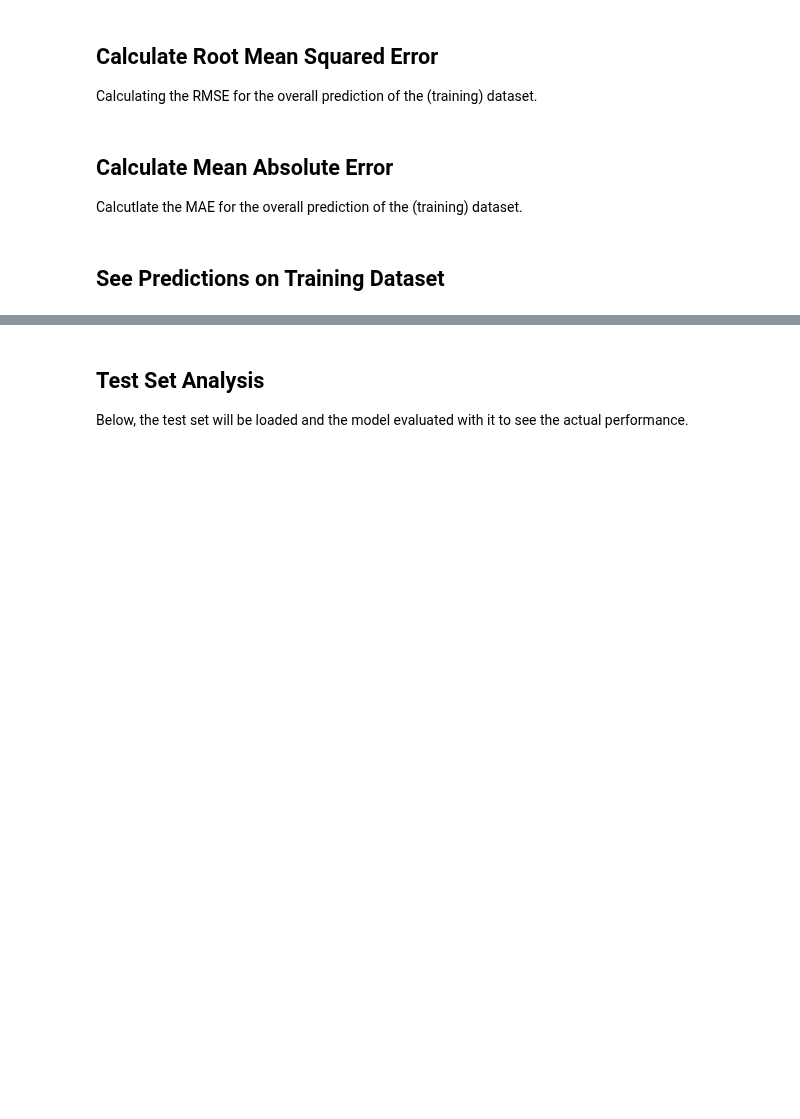
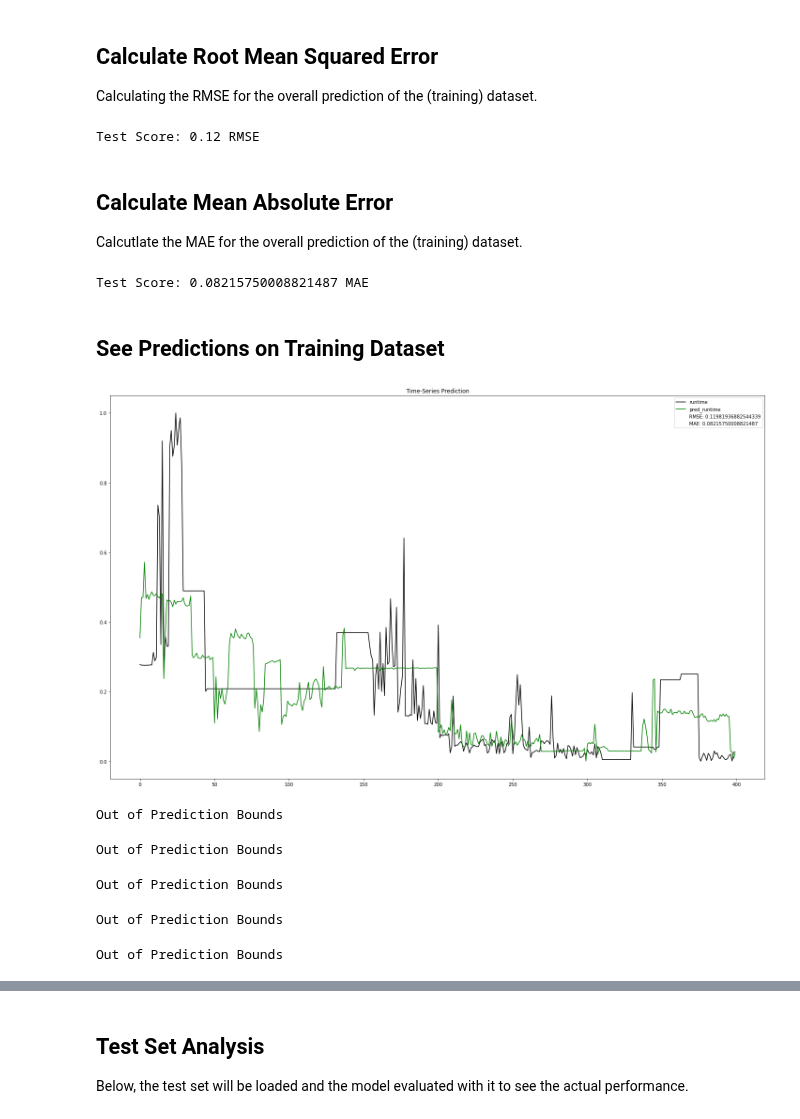
Before and after one commit to MyGodItsFull0fStars/alibaba_clusterdata, a Jupyter notebook: cluster-trace-gpu-v2020/prediction/lstm_general_prediction.ipynb, the cells around one changed output, grey strips where cells are left out. Cells and saved outputs as stored; diff of their text form; code cells hidden in the pictures; blank space fills up the shorter version.

Commit message:
Updated prediction notebook

```diff
--- a/cluster-trace-gpu-v2020/prediction/lstm_general_prediction.ipynb
+++ b/cluster-trace-gpu-v2020/prediction/lstm_general_prediction.ipynb
@@ -41,7 +44,7 @@ def get_mae(actual_values, predicted_values) -> float:
 batch_size: int = 200
 dataset = GPUDataset(small_df=True, batch_size=batch_size)
 # %%
-num_epochs: int = 3
+num_epochs: int = 50
 learning_rate: float = 0.001
 
 # number of features
@@ -112,9 +110,9 @@ class RMSELoss(nn.Module):
 # %%
 # mean squared error for regression
-# criterion = nn.MSELoss(size_average=5)
-# criterion = criterion.to(get_device())
-criterion = RMSELoss()
-criterion = criterion.to(device)
+criterion = nn.MSELoss(size_average=20)
+criterion = criterion.to(get_device())
+# criterion = RMSELoss()
+# criterion = criterion.to(device)
 # optimizer function
 optimizer = torch.optim.AdamW(lstm.parameters(), lr=learning_rate)
 # %%
@@ -192,6 +191,4 @@ current_time
 # %%
-lstm.eval()
-
 X_df = dataset.X
 X_df = X_df.to(device)
 # forward pass
@@ -200,13 +197,12 @@ if get_device_as_string() == 'cuda':
     prediction = prediction.cpu().data.numpy()
 else:
     prediction = prediction.data.numpy()
-prediction = dataset.standard_scaler.fit_transform(prediction)
 
 actual_data = dataset.y.data.numpy()
 actual_data = dataset.minmax_scaler.fit_transform(actual_data)
 
 # reverse transformation
-prediction = dataset.standard_scaler.inverse_transform(prediction)
+prediction = dataset.minmax_scaler.inverse_transform(prediction)
 actual_data = dataset.minmax_scaler.inverse_transform(actual_data)
 
 label_columns = dataset.get_default_label_columns()
@@ -222,6 +218,8 @@ rmse_key: str = 'Root Mean Squared Error (Overall - Training)'
 rmse_result = get_rmse(actual_data_df[:], prediction_df[:])
 print(f'Test Score: {rmse_result:.2f} RMSE')
 wandb.summary[rmse_key] = rmse_result
+# %% [output]
+Test Score: 0.12 RMSE
 # %% [markdown]
 ## Calculate Mean Absolute Error
 
@@ -231,6 +229,8 @@ mae_key: str = 'Mean Absolute Error (Overall - Training)'
 mae_result = mean_absolute_error(actual_data_df[:], prediction_df[:])
 print(f'Test Score: {mae_result} MAE')
 wandb.summary[mae_key] = mae_result
+# %% [output]
+Test Score: 0.08215750008821487 MAE
 # %%
 def plot_column(actual_values=actual_data_df, predicted_values=prediction_df, column_number: int = 0, rmse_threshold: float = 0.30, is_training: bool = True):
 
@@ -265,16 +265,28 @@ def plot_column(actual_values=actual_data_df, predicted_values=prediction_df, co
 # %% [markdown]
 ## See Predictions on Training Dataset
 # %%
-plot_column(column_number=0)
+plot_column(actual_values=actual_data_df, predicted_values=prediction_df, column_number=0)
+# %% [output]
+[figure, added]
 # %%
 plot_column(column_number=1)
+# %% [output]
+Out of Prediction Bounds
 # %%
 plot_column(column_number=2)
+# %% [output]
+Out of Prediction Bounds
 # %%
 plot_column(column_number=3)
+# %% [output]
+Out of Prediction Bounds
 # %%
 plot_column(column_number=4)
+# %% [output]
+Out of Prediction Bounds
 # %%
 plot_column(column_number=5)
+# %% [output]
+Out of Prediction Bounds
 # %%
 plot_column(column_number=6)
```
Also changed, not shown: parts of 17 cells of this notebook.
